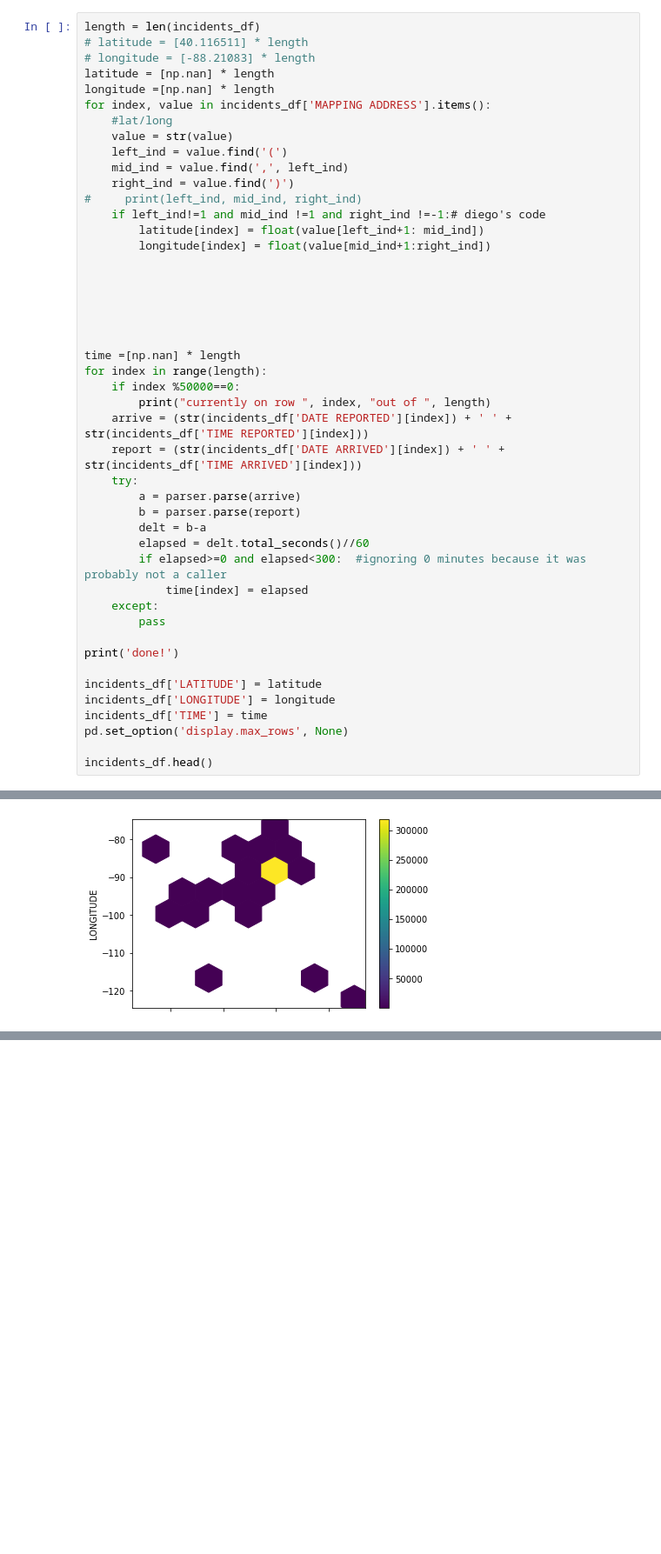
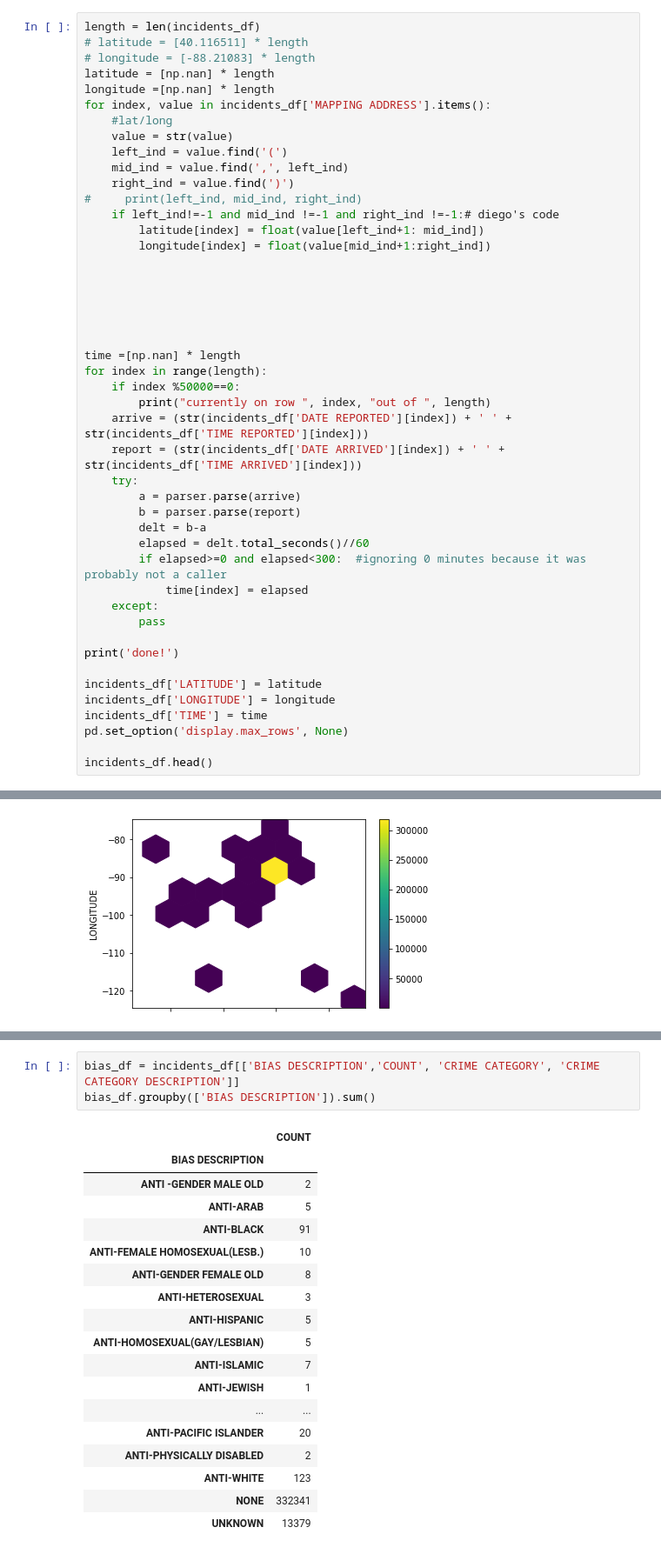
Before and after one commit to jlivshots/Response-time-analytics, a Jupyter notebook: Dev.ipynb, the cells around one changed output, grey strips where cells are left out. Shown: that part at 87% size. Saved outputs shown, nothing was run; the diff lists cells and outputs as text; blank space fills up the shorter version.

```diff
--- a/Dev.ipynb
+++ b/Dev.ipynb
@@ -31,7 +47,7 @@ for index, value in incidents_df['MAPPING ADDRESS'].items():
     mid_ind = value.find(',', left_ind)
     right_ind = value.find(')')
 #     print(left_ind, mid_ind, right_ind)
-    if left_ind!=1 and mid_ind !=1 and right_ind !=-1:# diego's code
+    if left_ind!=-1 and mid_ind !=-1 and right_ind !=-1:# diego's code
         latitude[index] = float(value[left_ind+1: mid_ind])
         longitude[index] = float(value[mid_ind+1:right_ind])
 
@@ -121,0 +198,22 @@ ax = simple_df.plot.hexbin(x='LATITUDE',
+# %%
+bias_df = incidents_df[['BIAS DESCRIPTION','COUNT', 'CRIME CATEGORY', 'CRIME CATEGORY DESCRIPTION']]
+bias_df.groupby(['BIAS DESCRIPTION']).sum()
+# %% [output]
+|  | COUNT |
+| BIAS DESCRIPTION |  |
+| ANTI -GENDER MALE OLD | 2 |
+| ANTI-ARAB | 5 |
+| ANTI-BLACK | 91 |
+| ANTI-FEMALE HOMOSEXUAL(LESB.) | 10 |
+| ANTI-GENDER FEMALE OLD | 8 |
+| ANTI-HETEROSEXUAL | 3 |
+| ANTI-HISPANIC | 5 |
+| ANTI-HOMOSEXUAL(GAY/LESBIAN) | 5 |
+| ANTI-ISLAMIC | 7 |
+| ANTI-JEWISH | 1 |
+| ... | ... |
+| ANTI-PACIFIC ISLANDER | 20 |
+| ANTI-PHYSICALLY DISABLED | 2 |
+| ANTI-WHITE | 123 |
+| NONE | 332341 |
+| UNKNOWN | 13379 |
```
Also changed, not shown: parts of 4 cells of this notebook.
